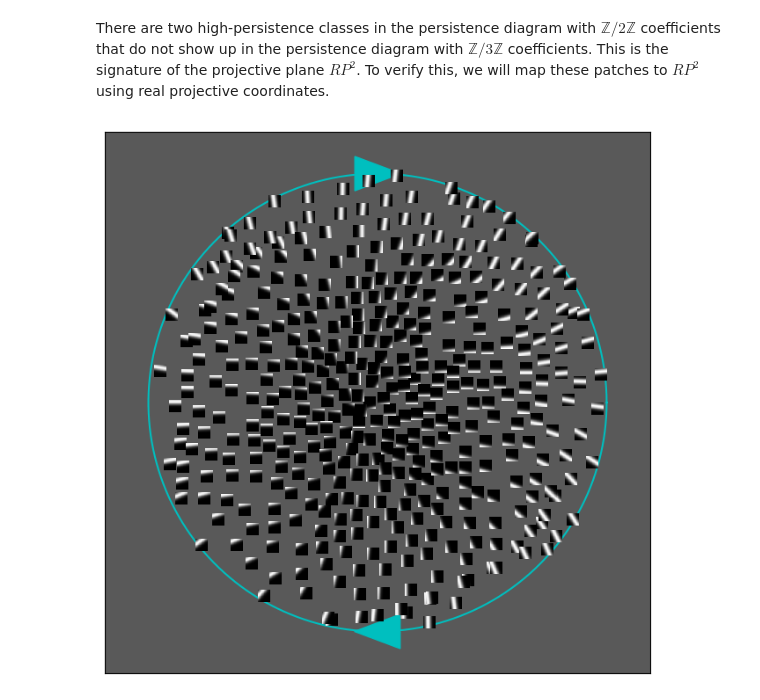
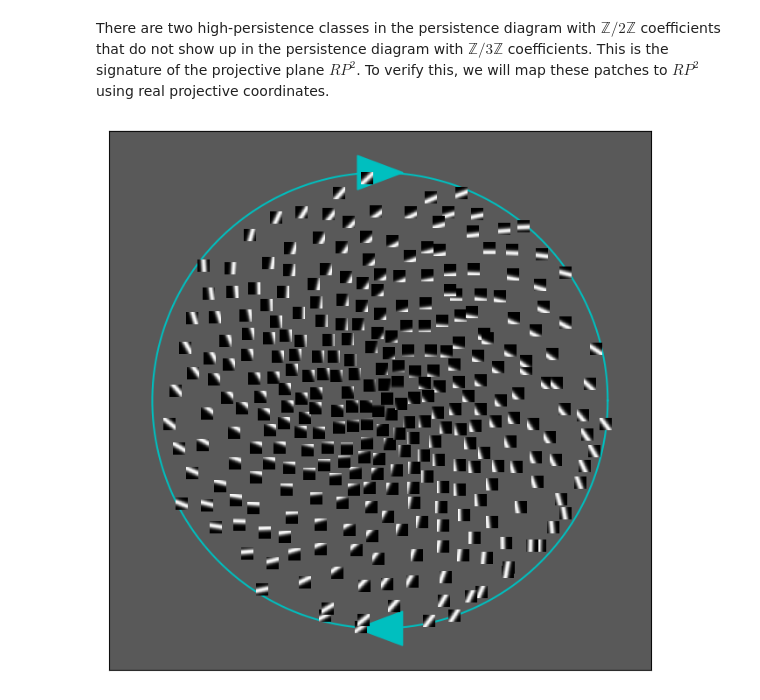
Before and after one commit to scikit-tda/DREiMac, a Jupyter notebook: docs/notebooks/ImagePatches.ipynb, the cells around one changed output. Cells and saved outputs as stored; diff of their text form; code cells hidden in the pictures.

```diff
--- a/docs/notebooks/ImagePatches.ipynb
+++ b/docs/notebooks/ImagePatches.ipynb
@@ -43,9 +41,15 @@ proj_coords = res['X']
+# %%
+X = GeometryExamples.line_patches(dim=10, n_angles=75, n_offsets=75, sigma=0.25)
+dist_mat, pointcloud_permutation = GeometryUtils.landmark_geodesic_distance(X, 300, 20)
+# %%
+pc = ProjectiveCoords(dist_mat, n_landmarks=300, distance_matrix=True)
+proj_coords = pc.get_coordinates(proj_dim=2, perc=0.8, cocycle_idx=0, projective_dim_red_mode="exponential")
 # %%
-subsample = GeometryUtils.get_greedy_perm_pc(proj_coords, 400)['perm']
+subsample = GeometryUtils.get_greedy_perm_pc(proj_coords, 300)['perm']
 stereo_projection_dim_red_subsample = ProjectiveMapUtils.get_stereo_proj_codim1(proj_coords[subsample, :])
 
 plt.figure(figsize=(8, 8))
-PlotUtils.imscatter(stereo_projection_dim_red_subsample, X[subsample, :], 10)
+PlotUtils.imscatter(stereo_projection_dim_red_subsample, X[pointcloud_permutation][subsample], 10)
 _ = PlotUtils.plot_proj_boundary()
 # %% [output]
-[figure, old version]
+[figure, new version]
```
Also changed, not shown: parts of 3 cells of this notebook, 13 other files.
